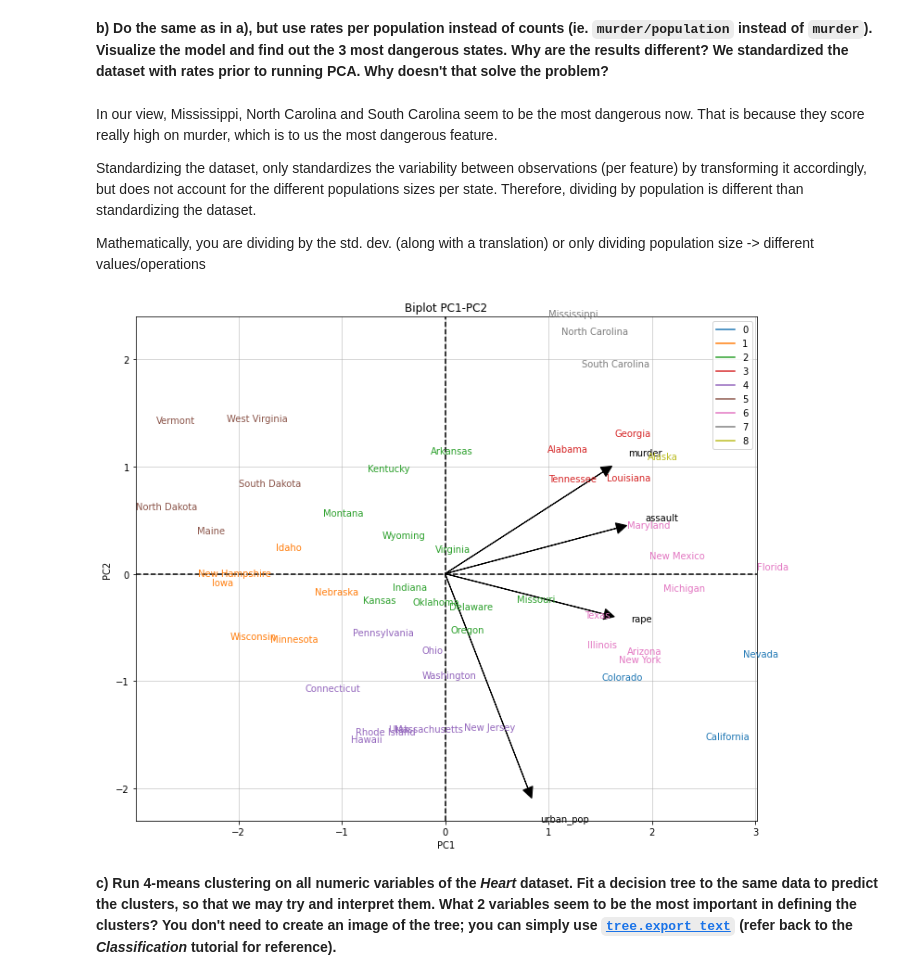
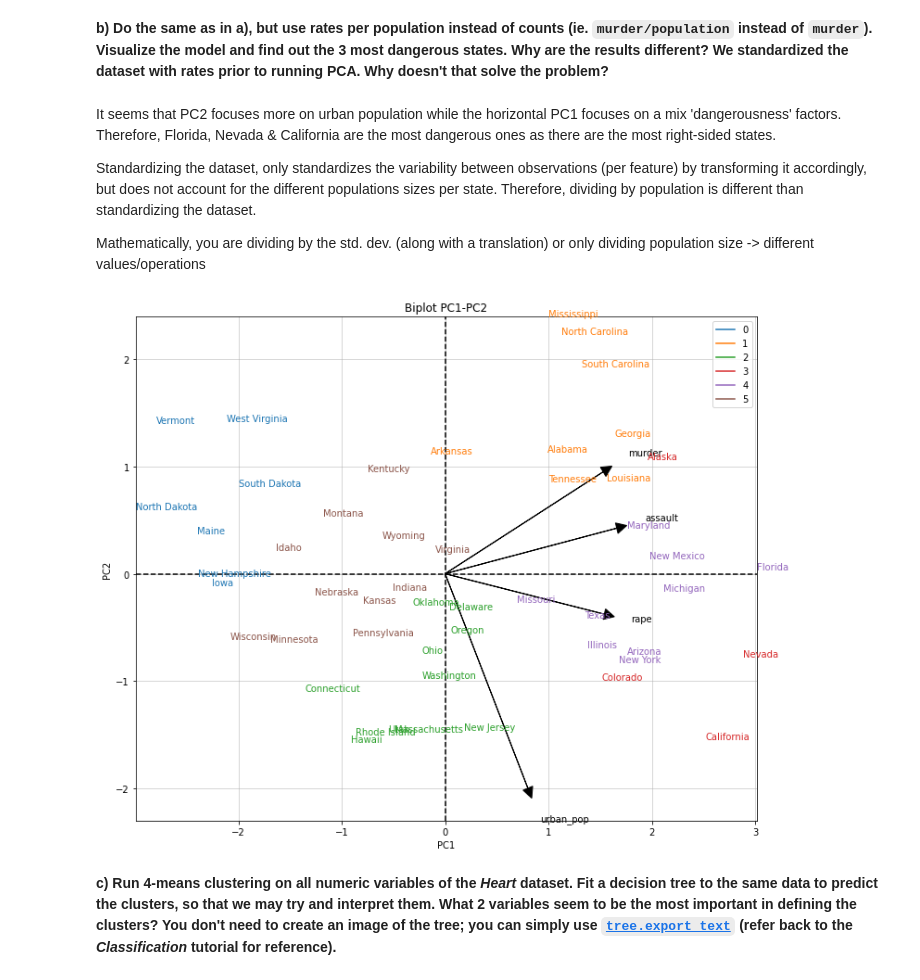
Before and after one commit to Gogonemnem/tu-delft-assignments, a Jupyter notebook: assignment7/unsupervised.exercises_b.ipynb, the cells around one changed output. Cells and saved outputs as stored; diff of their text form; code cells hidden in the pictures.

```diff
--- a/assignment7/unsupervised.exercises_b.ipynb
+++ b/assignment7/unsupervised.exercises_b.ipynb
@@ -250,7 +250,7 @@ pca_biplot(X_scaled, g, X.columns.values, comp = [0,1], clusters = m.labels_, la
 # %% [markdown]
 **b) Do the same as in a), but use rates per population instead of counts (ie. `murder/population` instead of `murder`). Visualize the model and find out the 3 most dangerous states. Why are the results different? We standardized the dataset with rates prior to running PCA. Why doesn't that solve the problem?**
 # %% [markdown]
-In our view, Mississippi, North Carolina and South Carolina seem to be the most dangerous now. That is because they score really high on murder, which is to us the most dangerous feature.
+It seems that PC2 focuses more on urban population while the horizontal PC1 focuses on a mix 'dangerousness' factors. Therefore, Florida, Nevada & California are the most dangerous ones as there are the most right-sided states.
 
 Standardizing the dataset, only standardizes the variability between observations (per feature) by transforming it accordingly, but does not account for the different populations sizes per state. Therefore, dividing by population is different than standardizing the dataset.
 
@@ -258,16 +258,16 @@ Mathematically, you are dividing by the std. dev. (along with a translation) or
 # %%
 # sample data
 X = arrests[['murder', 'rape', 'assault', 'urban_pop']].div(arrests.population, axis=0)
 X_scaled = StandardScaler().fit(X).transform(X)
 
 # compute clusters
-m = KMeans(n_clusters=9, random_state=12345).fit(X_scaled)
+m = KMeans(n_clusters=6, random_state=12345).fit(X_scaled)
 
 # create the PCA model
 g = PCA().fit(X_scaled)
 pca_biplot(X_scaled, g, X.columns.values, comp = [0,1], clusters = m.labels_, labels = arrests['state'])
 # %% [output]
-[figure, old version]
+[figure, new version]
 # %% [markdown]
 **c) Run 4-means clustering on all numeric variables of the _Heart_ dataset. Fit a decision tree to the same data to predict the clusters, so that we may try and interpret them. What 2 variables seem to be the most important in defining the clusters? You don't need to create an image of the tree; you can simply use [`tree.export_text`](https://scikit-learn.org/stable/modules/generated/sklearn.tree.export_text.html) (refer back to the _Classification_ tutorial for reference).**
 # %% [markdown]
```
Also changed, not shown: parts of 9 cells of this notebook.
